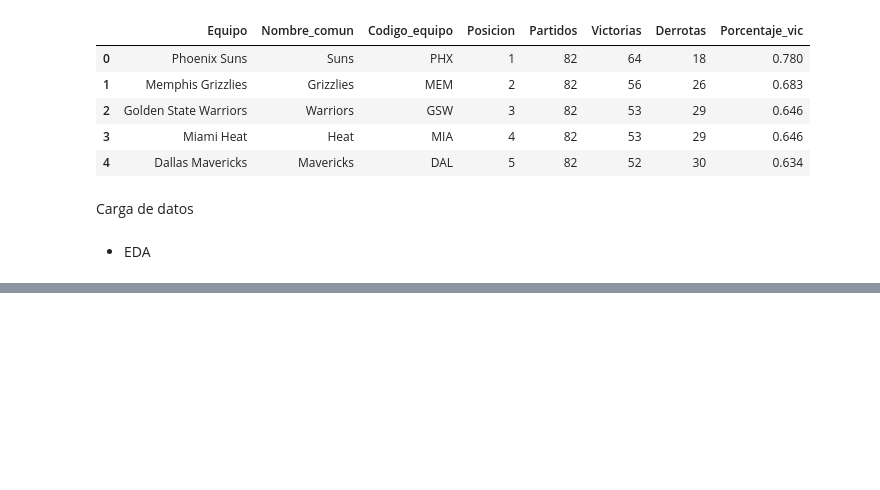
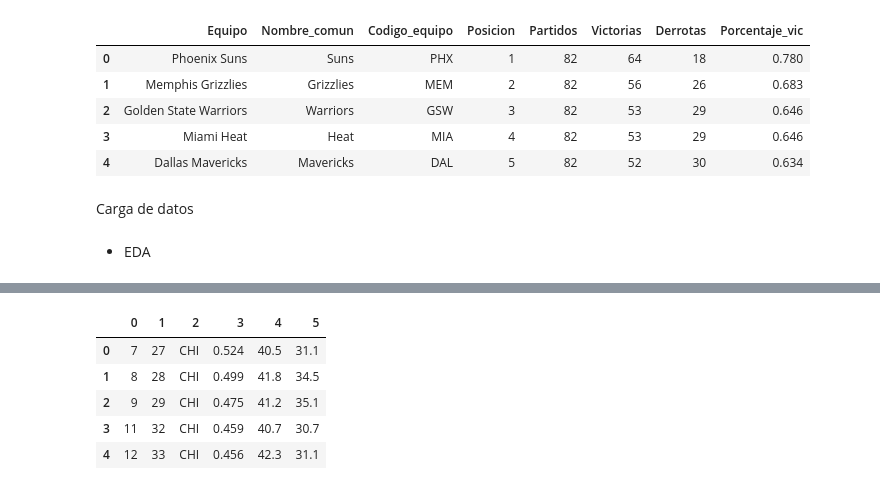
Before and after one commit to ngcarvajall/Proyecto5-GOAT_MJ_LJ, a Jupyter notebook: Notebooks/Loading.ipynb, the cells around one changed output, grey strips where cells are left out. Cells and saved outputs as stored; diff of their text form; code cells hidden in the pictures; blank space fills up the shorter version.

```diff
--- a/Notebooks/Loading.ipynb
+++ b/Notebooks/Loading.ipynb
@@ -498,0 +518,20 @@ if conexion:
+# %%
+cursor=conexion.cursor()
+query_EDA_2 = """
+SELECT id_temporada, player_age, team_code, fg_pct, min, pts
+FROM campeonatos_mj cm
+INNER JOIN playoffs_mj pm
+ON cm.id_resultado = pm.id_resultado
+WHERE pm.id_resultado = 1;
+"""
+cursor.execute(query_EDA_2)
+temp_camp_mj = pd.DataFrame(cursor.fetchall())
+# %%
+temp_camp_mj.head()
+# %% [output]
+|  | 0 | 1 | 2 | 3 | 4 | 5 |
+| 0 | 7 | 27 | CHI | 0.524 | 40.5 | 31.1 |
+| 1 | 8 | 28 | CHI | 0.499 | 41.8 | 34.5 |
+| 2 | 9 | 29 | CHI | 0.475 | 41.2 | 35.1 |
+| 3 | 11 | 32 | CHI | 0.459 | 40.7 | 30.7 |
+| 4 | 12 | 33 | CHI | 0.456 | 42.3 | 31.1 |
```
Also changed, not shown: parts of 8 cells of this notebook, 2 other files.
